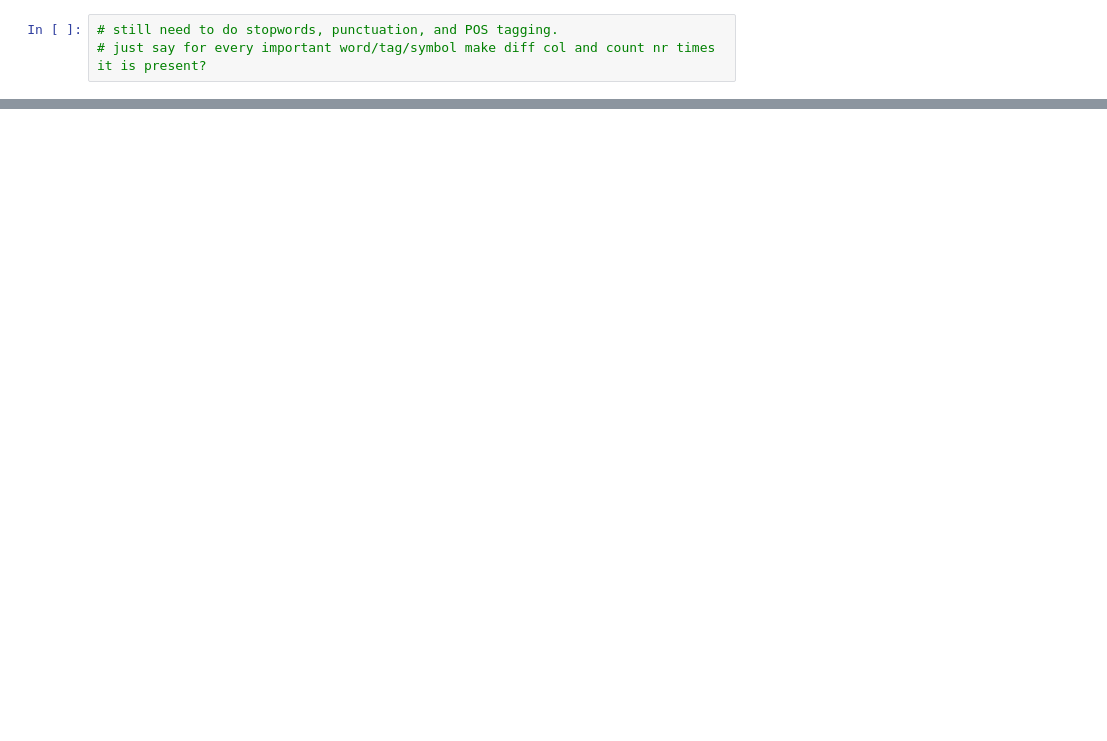
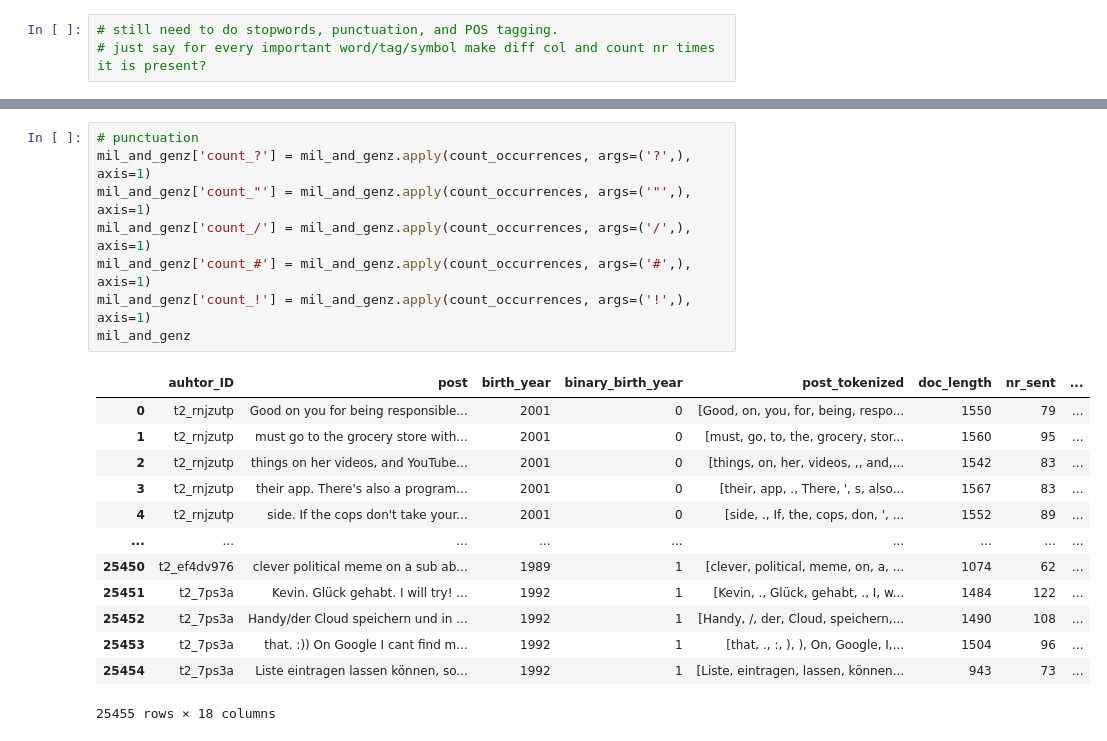
Before and after one commit to mdegoede/LanguageAndAI, a Jupyter notebook: vectorization.ipynb, the cells around one changed output, grey strips where cells are left out. Saved outputs shown, nothing was run; the diff lists cells and outputs as text; blank space fills up the shorter version.

```diff
--- a/vectorization.ipynb
+++ b/vectorization.ipynb
@@ -154,0 +209,22 @@ mil_and_genz
+# %%
+# punctuation
+mil_and_genz['count_?'] = mil_and_genz.apply(count_occurrences, args=('?',), axis=1)
+mil_and_genz['count_"'] = mil_and_genz.apply(count_occurrences, args=('"',), axis=1)
+mil_and_genz['count_/'] = mil_and_genz.apply(count_occurrences, args=('/',), axis=1)
+mil_and_genz['count_#'] = mil_and_genz.apply(count_occurrences, args=('#',), axis=1)
+mil_and_genz['count_!'] = mil_and_genz.apply(count_occurrences, args=('!',), axis=1)
+mil_and_genz
+# %% [output]
+|  | auhtor_ID | post | birth_year | binary_birth_year | post_tokenized | doc_length | nr_sent | ... |
+| 0 | t2_rnjzutp | Good on you for being responsible... | 2001 | 0 | [Good, on, you, for, being, respo... | 1550 | 79 | ... |
+| 1 | t2_rnjzutp | must go to the grocery store with... | 2001 | 0 | [must, go, to, the, grocery, stor... | 1560 | 95 | ... |
+| 2 | t2_rnjzutp | things on her videos, and YouTube... | 2001 | 0 | [things, on, her, videos, ,, and,... | 1542 | 83 | ... |
+| 3 | t2_rnjzutp | their app. There's also a program... | 2001 | 0 | [their, app, ., There, ', s, also... | 1567 | 83 | ... |
+| 4 | t2_rnjzutp | side. If the cops don't take your... | 2001 | 0 | [side, ., If, the, cops, don, ', ... | 1552 | 89 | ... |
+| ... | ... | ... | ... | ... | ... | ... | ... | ... |
+| 25450 | t2_ef4dv976 | clever political meme on a sub ab... | 1989 | 1 | [clever, political, meme, on, a, ... | 1074 | 62 | ... |
+| 25451 | t2_7ps3a | Kevin. Glück gehabt. I will try! ... | 1992 | 1 | [Kevin, ., Glück, gehabt, ., I, w... | 1484 | 122 | ... |
+| 25452 | t2_7ps3a | Handy/der Cloud speichern und in ... | 1992 | 1 | [Handy, /, der, Cloud, speichern,... | 1490 | 108 | ... |
+| 25453 | t2_7ps3a | that. :)) On Google I cant find m... | 1992 | 1 | [that, ., :, ), ), On, Google, I,... | 1504 | 96 | ... |
+| 25454 | t2_7ps3a | Liste eintragen lassen können, so... | 1992 | 1 | [Liste, eintragen, lassen, können... | 943 | 73 | ... |
+25455 rows × 18 columns
```
Also changed, not shown: parts of 8 cells of this notebook.
